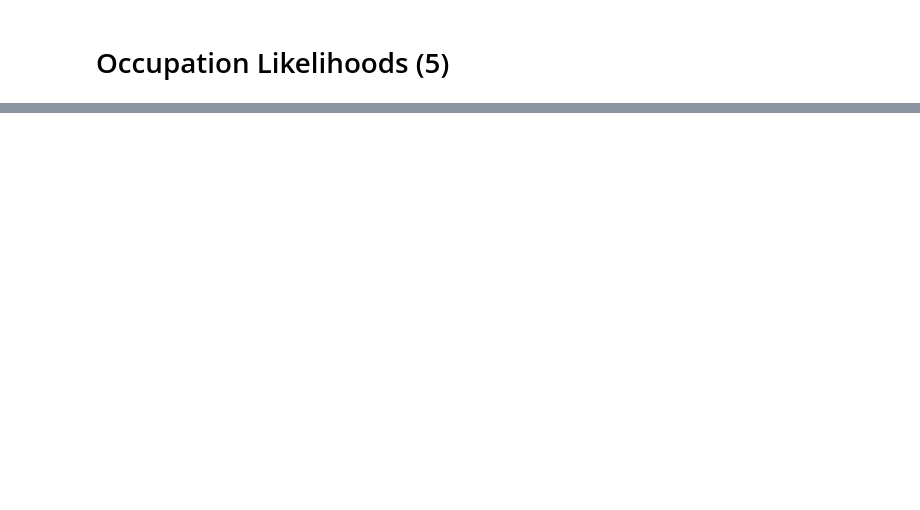
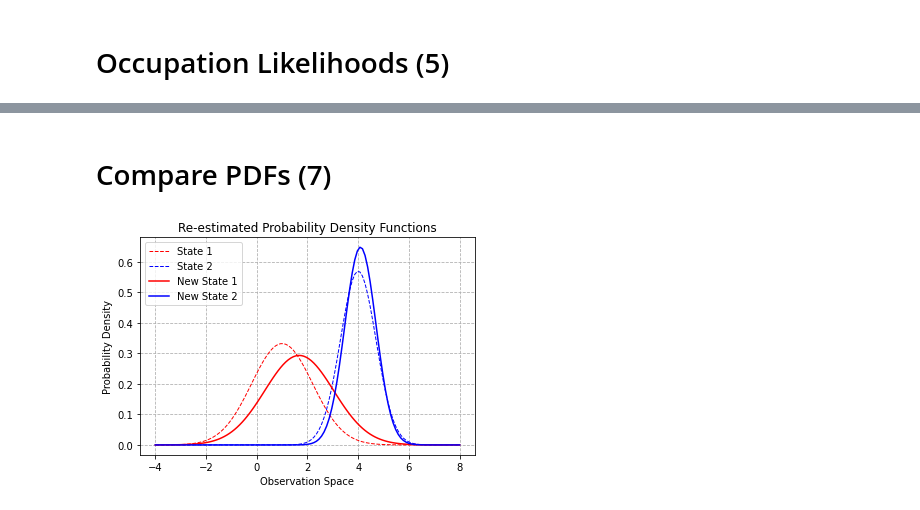
Before and after one commit to Sarsoo/markov-models, a Jupyter notebook: markov.ipynb, the cells around one changed output, grey strips where cells are left out. Saved outputs shown, nothing was run; the diff lists cells and outputs as text; code cells hidden in the pictures; blank space fills up the shorter version.

```diff
--- a/markov.ipynb
+++ b/markov.ipynb
@@ -140,0 +192,35 @@ print(model.occupation)
+# %% [markdown]
+# Compare PDFs (7)
+# %%
+model = MarkovModel(states=[state1, state2], observations=observations, state_transitions=state_transition).populate()
+
+new_mean = model.reestimated_mean()
+new_var = model.reestimated_variance()
+new_std_dev = [sqrt(x) for x in new_var]
+
+#######################################
+#              Original
+#######################################
+state_1_y = [gaussian(i, state1.mean, state1.std_dev) for i in x]
+state_2_y = [gaussian(i, state2.mean, state2.std_dev) for i in x]
+plt.plot(x, state_1_y, '--', c='r', label="State 1", linewidth=1.0)
+plt.plot(x, state_2_y, '--', c='b', label="State 2", linewidth=1.0)
+
+#######################################
+#            Re-Estimated
+#######################################
+state_1_new_y = [gaussian(i, new_mean[0], new_std_dev[0]) for i in x]
+state_2_new_y = [gaussian(i, new_mean[1], new_std_dev[1]) for i in x]
+plt.plot(x, state_1_new_y, c='r', label="New State 1")
+plt.plot(x, state_2_new_y, c='b', label="New State 2")
+
+plt.legend()
+plt.title("Re-estimated Probability Density Functions")
+
+plt.xlabel(x_label)
+plt.ylabel(y_label)
+plt.grid(linestyle="--")
+
+plt.show()
+# %% [output]
+[figure, added]
```
Also changed, not shown: parts of 15 cells of this notebook, 12 other files.
